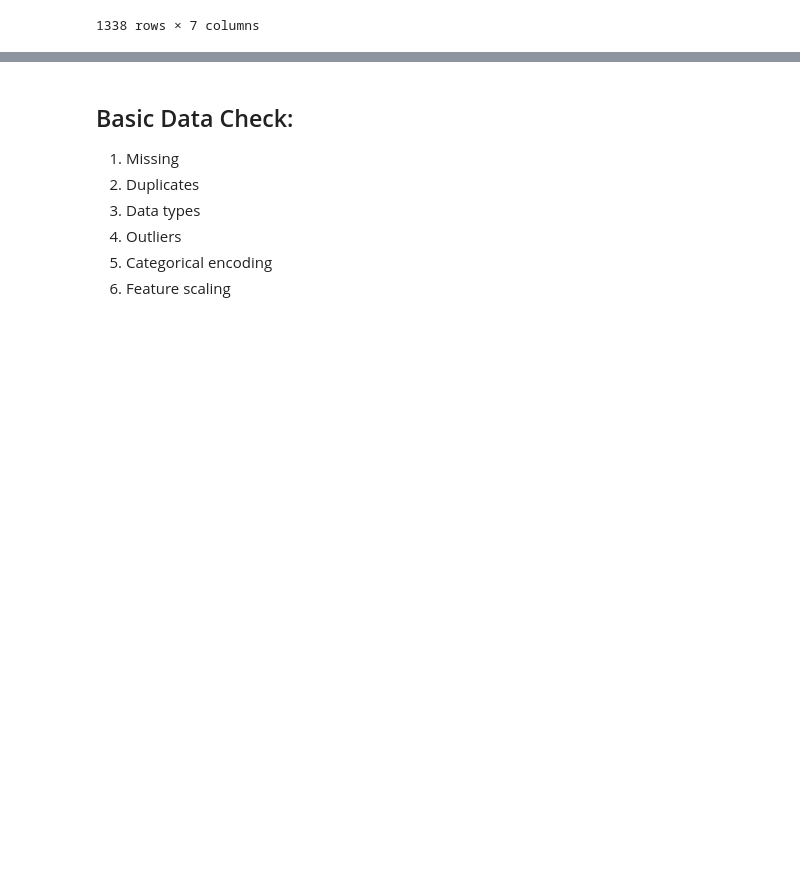
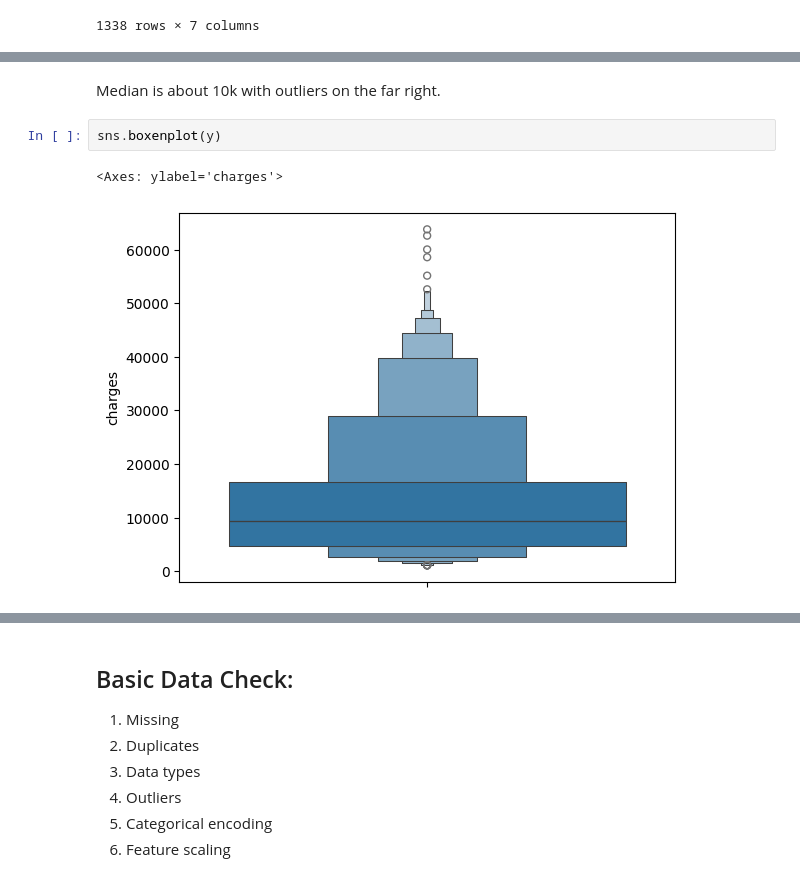
Before and after one commit to lokkenchan/linear_regression_001, a Jupyter notebook: notebooks/01_exploration.ipynb, the cells around one changed output, grey strips where cells are left out. Saved outputs shown, nothing was run; the diff lists cells and outputs as text; blank space fills up the shorter version.

```diff
--- a/notebooks/01_exploration.ipynb
+++ b/notebooks/01_exploration.ipynb
@@ -38,0 +62,7 @@ We do not have any IDs or datetime data.
+# %% [markdown]
+Median is about 10k with outliers on the far right.
+# %%
+sns.boxenplot(y)
+# %% [output]
+<Axes: ylabel='charges'>
+[figure, added]
```
Also changed, not shown: parts of 23 cells of this notebook.
